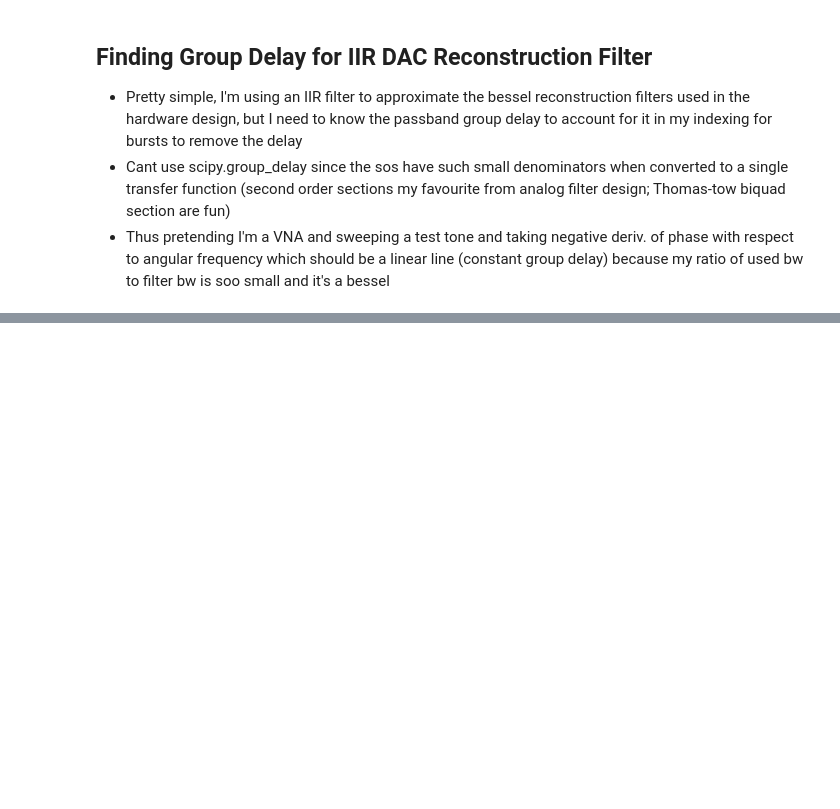
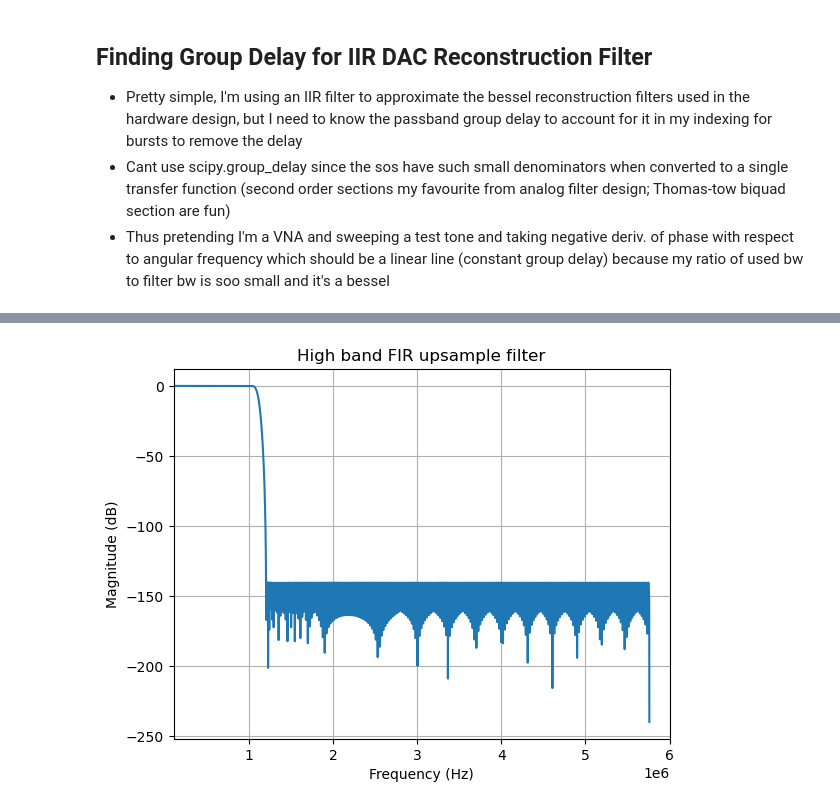
Before and after one commit to zachrjt/openTETRAphymac, a Jupyter notebook: software/tx_rrc_testing.ipynb, the cells around one changed output, grey strips where cells are left out. Cells and saved outputs as stored; diff of their text form; code cells hidden in the pictures; blank space fills up the shorter version.

```diff
--- a/software/tx_rrc_testing.ipynb
+++ b/software/tx_rrc_testing.ipynb
@@ -933,0 +1184,18 @@ plt.grid()
+# %%
+h_taps = 256
+h_interpolate = sp.signal.remez(512, [0, 1E6, 1.2E6, Fs/2], [1, 0], fs=Fs)
+Fs = 11520000
+N_fft = 8192
+H = sp.fft.rfft(h_interpolate, N_fft)
+f = sp.fft.rfftfreq(N_fft, d=1/Fs)
+
+plt.figure()
+plt.plot(f, 20*np.log10(np.abs(H) + 1e-12))
+plt.xlabel("Frequency (Hz)")
+plt.ylabel("Magnitude (dB)")
+plt.title("High band FIR upsample filter")
+plt.grid(True)
+plt.xlim(100E3, 6E6)
+plt.show()
+# %% [output]
+[figure, added]
```
Also changed, not shown: parts of 25 cells of this notebook, 16 other files.
